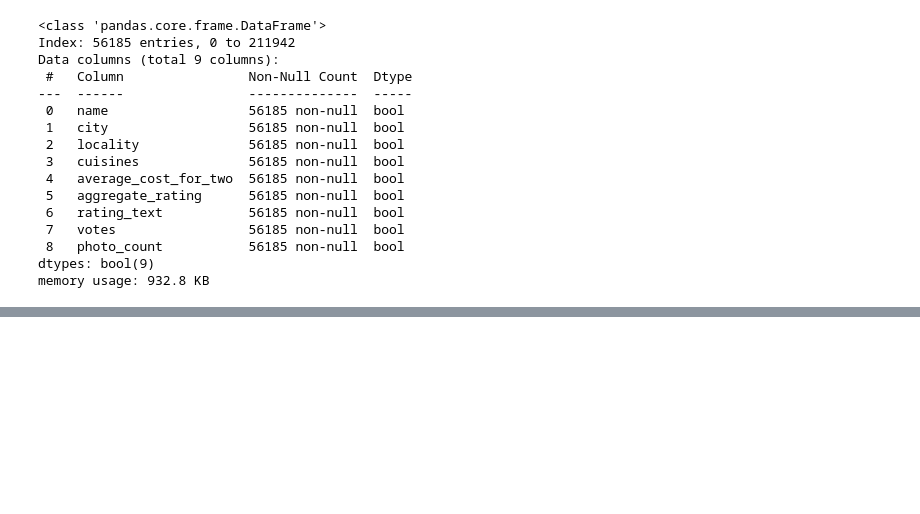
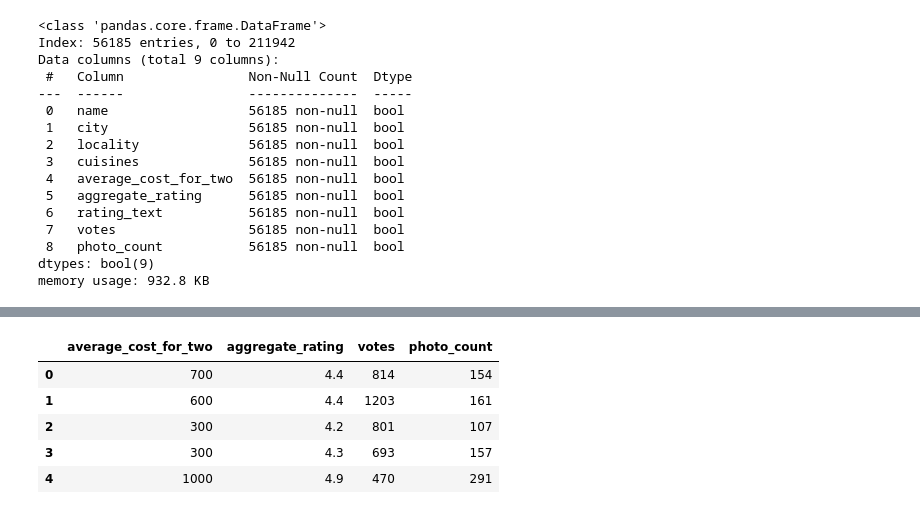
Before and after one commit to ikuchbhi/CSF415-Popular-Dishes-Finder, a Jupyter notebook: preprocessing/exec.ipynb, the cells around one changed output, grey strips where cells are left out. Saved outputs shown, nothing was run; the diff lists cells and outputs as text; code cells hidden in the pictures; blank space fills up the shorter version.

```diff
--- a/preprocessing/exec.ipynb
+++ b/preprocessing/exec.ipynb
@@ -285,0 +291,10 @@ df.head()
+# %%
+df1 = df1.drop(['name', 'city', 'locality', 'cuisines', 'rating_text'], axis=1)
+df1.head()
+# %% [output]
+|  | average_cost_for_two | aggregate_rating | votes | photo_count |
+| 0 | 700 | 4.4 | 814 | 154 |
+| 1 | 600 | 4.4 | 1203 | 161 |
+| 2 | 300 | 4.2 | 801 | 107 |
+| 3 | 300 | 4.3 | 693 | 157 |
+| 4 | 1000 | 4.9 | 470 | 291 |
```
Also changed, not shown: parts of 7 cells of this notebook.
